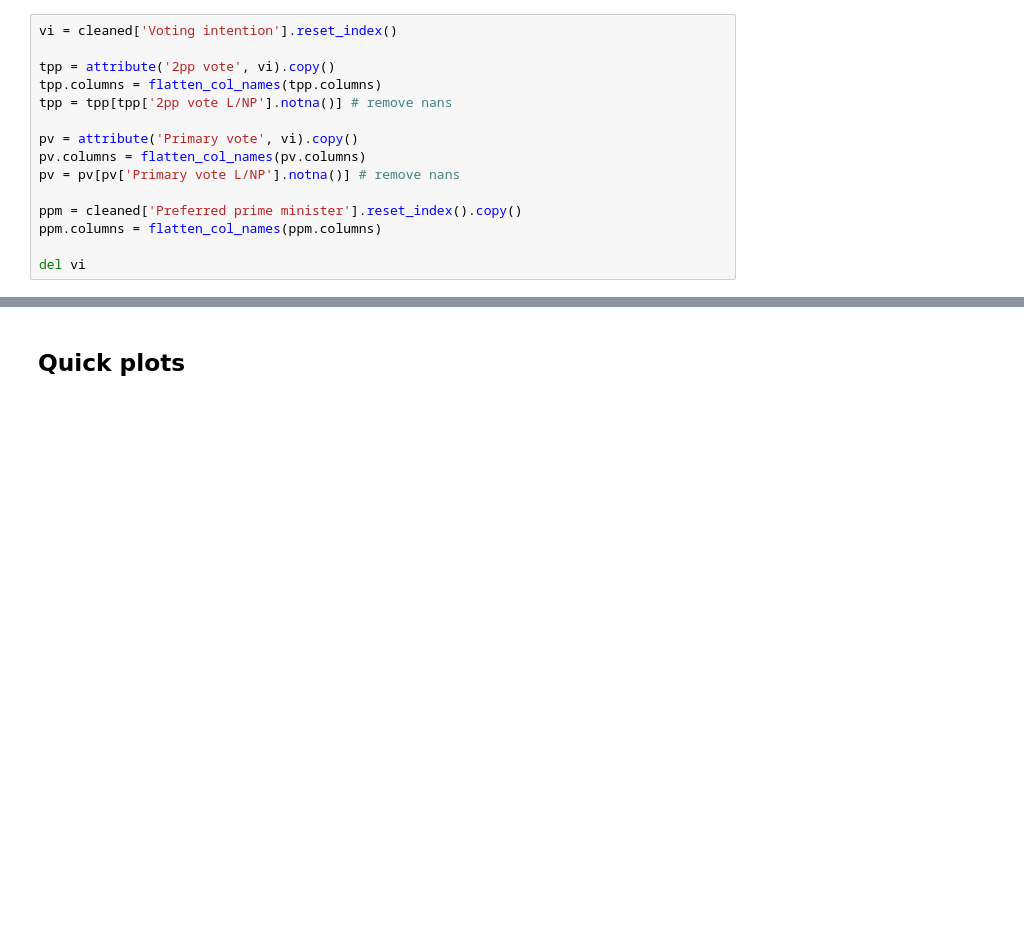
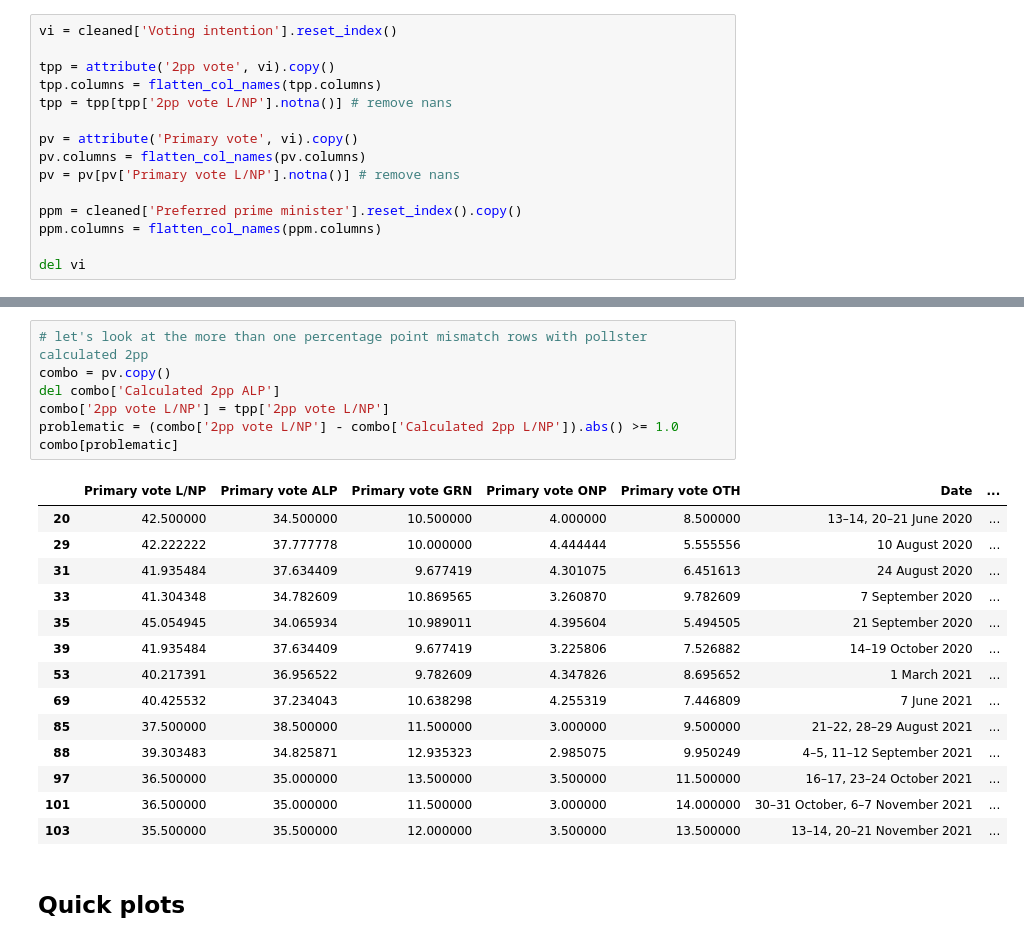
Before and after one commit to bpalmer4/Australian-Federal-Election-2022, a Jupyter notebook: notebooks/capture wiki polling data and preliminary charts.ipynb, the cells around one changed output, grey strips where cells are left out. Saved outputs shown, nothing was run; the diff lists cells and outputs as text; blank space fills up the shorter version.

```diff
--- a/notebooks/capture wiki polling data and preliminary charts.ipynb
+++ b/notebooks/capture wiki polling data and preliminary charts.ipynb
@@ -407,3 +441,25 @@ del vi
+# %%
+# let's look at the more than one percentage point mismatch rows with pollster calculated 2pp
+combo = pv.copy()
+del combo['Calculated 2pp ALP']
+combo['2pp vote L/NP'] = tpp['2pp vote L/NP']
+problematic = (combo['2pp vote L/NP'] - combo['Calculated 2pp L/NP']).abs() >= 1.0
+combo[problematic]
+# %% [output]
+|  | Primary vote L/NP | Primary vote ALP | Primary vote GRN | Primary vote ONP | Primary vote OTH | Date | ... |
+| 20 | 42.500000 | 34.500000 | 10.500000 | 4.000000 | 8.500000 | 13–14, 20–21 June 2020 | ... |
+| 29 | 42.222222 | 37.777778 | 10.000000 | 4.444444 | 5.555556 | 10 August 2020 | ... |
+| 31 | 41.935484 | 37.634409 | 9.677419 | 4.301075 | 6.451613 | 24 August 2020 | ... |
+| 33 | 41.304348 | 34.782609 | 10.869565 | 3.260870 | 9.782609 | 7 September 2020 | ... |
+| 35 | 45.054945 | 34.065934 | 10.989011 | 4.395604 | 5.494505 | 21 September 2020 | ... |
+| 39 | 41.935484 | 37.634409 | 9.677419 | 3.225806 | 7.526882 | 14–19 October 2020 | ... |
+| 53 | 40.217391 | 36.956522 | 9.782609 | 4.347826 | 8.695652 | 1 March 2021 | ... |
+| 69 | 40.425532 | 37.234043 | 10.638298 | 4.255319 | 7.446809 | 7 June 2021 | ... |
+| 85 | 37.500000 | 38.500000 | 11.500000 | 3.000000 | 9.500000 | 21–22, 28–29 August 2021 | ... |
+| 88 | 39.303483 | 34.825871 | 12.935323 | 2.985075 | 9.950249 | 4–5, 11–12 September 2021 | ... |
+| 97 | 36.500000 | 35.000000 | 13.500000 | 3.500000 | 11.500000 | 16–17, 23–24 October 2021 | ... |
+| 101 | 36.500000 | 35.000000 | 11.500000 | 3.000000 | 14.000000 | 30–31 October, 6–7 November 2021 | ... |
+| 103 | 35.500000 | 35.500000 | 12.000000 | 3.500000 | 13.500000 | 13–14, 20–21 November 2021 | ... |
 # %% [markdown]
 ## Quick plots
 # %% [markdown]
```
Also changed, not shown: parts of 10 cells of this notebook.
